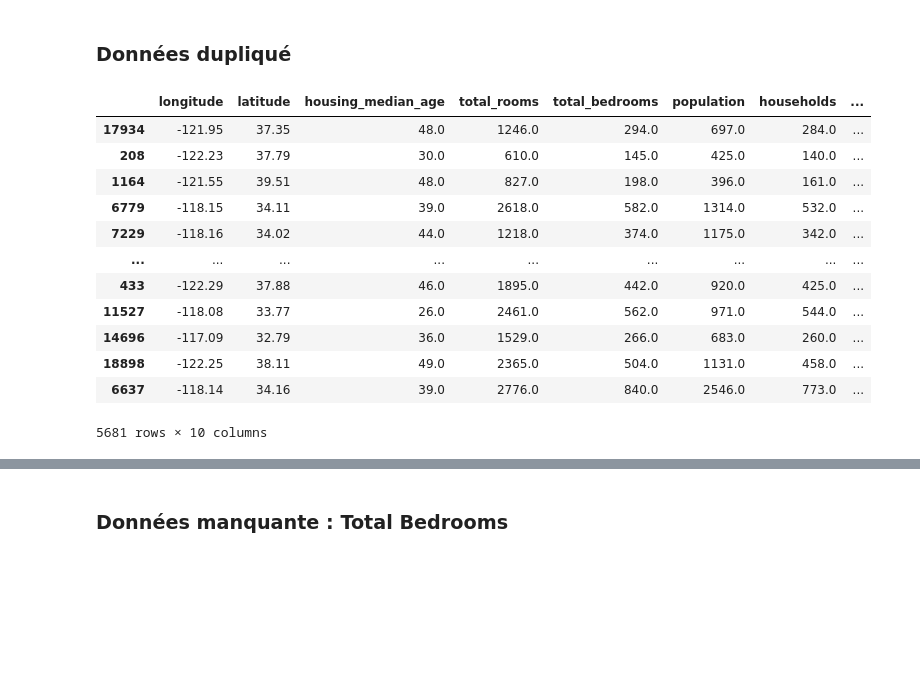
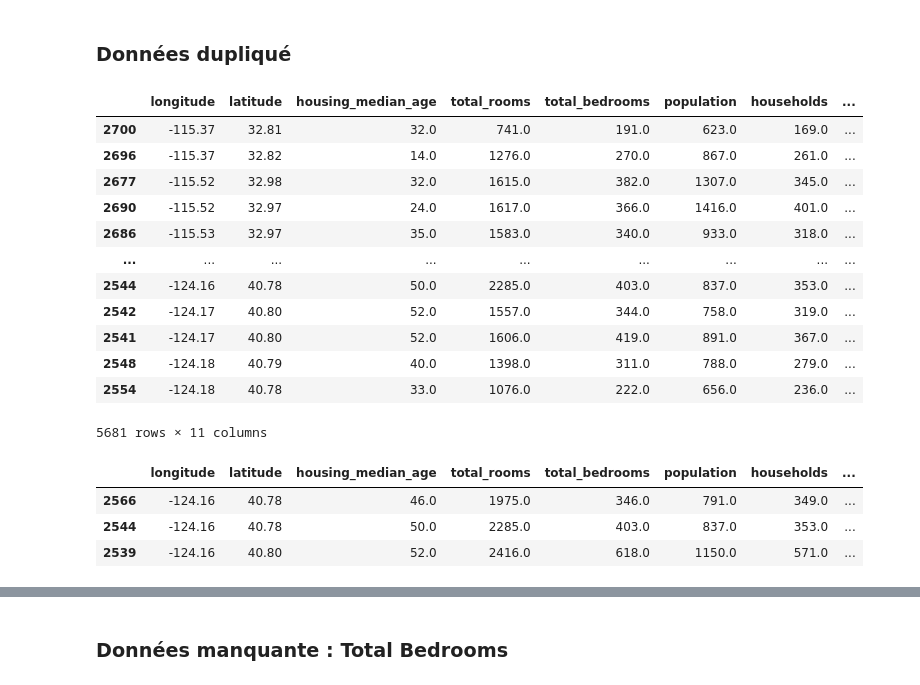
Before and after one commit to AliciaKairouani/Projet_immo, a Jupyter notebook: EDA.ipynb, the cells around one changed output, grey strips where cells are left out. Drawn from its saved outputs; the diff is of its cells as text; code cells hidden in the pictures; blank space fills up the shorter version.

```diff
--- a/EDA.ipynb
+++ b/EDA.ipynb
@@ -99,18 +99,27 @@ immo_df
 # %% [markdown]
 ### Données dupliqué
 # %%
-immo_df[immo_df.duplicated(subset=['longitude','latitude'])]
+duplicate = immo_df[immo_df.duplicated(subset=['longitude','latitude'])]
+duplicate.sort_values(by= ['longitude'], ascending= False)
 # %% [output]
 |  | longitude | latitude | housing_median_age | total_rooms | total_bedrooms | population | households | ... |
-| 17934 | -121.95 | 37.35 | 48.0 | 1246.0 | 294.0 | 697.0 | 284.0 | ... |
-| 208 | -122.23 | 37.79 | 30.0 | 610.0 | 145.0 | 425.0 | 140.0 | ... |
-| 1164 | -121.55 | 39.51 | 48.0 | 827.0 | 198.0 | 396.0 | 161.0 | ... |
-| 6779 | -118.15 | 34.11 | 39.0 | 2618.0 | 582.0 | 1314.0 | 532.0 | ... |
-| 7229 | -118.16 | 34.02 | 44.0 | 1218.0 | 374.0 | 1175.0 | 342.0 | ... |
+| 2700 | -115.37 | 32.81 | 32.0 | 741.0 | 191.0 | 623.0 | 169.0 | ... |
+| 2696 | -115.37 | 32.82 | 14.0 | 1276.0 | 270.0 | 867.0 | 261.0 | ... |
+| 2677 | -115.52 | 32.98 | 32.0 | 1615.0 | 382.0 | 1307.0 | 345.0 | ... |
+| 2690 | -115.52 | 32.97 | 24.0 | 1617.0 | 366.0 | 1416.0 | 401.0 | ... |
+| 2686 | -115.53 | 32.97 | 35.0 | 1583.0 | 340.0 | 933.0 | 318.0 | ... |
 | ... | ... | ... | ... | ... | ... | ... | ... | ... |
-| 433 | -122.29 | 37.88 | 46.0 | 1895.0 | 442.0 | 920.0 | 425.0 | ... |
-| 11527 | -118.08 | 33.77 | 26.0 | 2461.0 | 562.0 | 971.0 | 544.0 | ... |
-| 14696 | -117.09 | 32.79 | 36.0 | 1529.0 | 266.0 | 683.0 | 260.0 | ... |
-| 18898 | -122.25 | 38.11 | 49.0 | 2365.0 | 504.0 | 1131.0 | 458.0 | ... |
-| 6637 | -118.14 | 34.16 | 39.0 | 2776.0 | 840.0 | 2546.0 | 773.0 | ... |
+| 2544 | -124.16 | 40.78 | 50.0 | 2285.0 | 403.0 | 837.0 | 353.0 | ... |
+| 2542 | -124.17 | 40.80 | 52.0 | 1557.0 | 344.0 | 758.0 | 319.0 | ... |
+| 2541 | -124.17 | 40.80 | 52.0 | 1606.0 | 419.0 | 891.0 | 367.0 | ... |
+| 2548 | -124.18 | 40.79 | 40.0 | 1398.0 | 311.0 | 788.0 | 279.0 | ... |
+| 2554 | -124.18 | 40.78 | 33.0 | 1076.0 | 222.0 | 656.0 | 236.0 | ... |
-5681 rows × 10 columns
+5681 rows × 11 columns
+# %%
+visu_test= duplicate.loc[duplicate.longitude == -124.16]
+visu_test
+# %% [output]
+|  | longitude | latitude | housing_median_age | total_rooms | total_bedrooms | population | households | ... |
+| 2566 | -124.16 | 40.78 | 46.0 | 1975.0 | 346.0 | 791.0 | 349.0 | ... |
+| 2544 | -124.16 | 40.78 | 50.0 | 2285.0 | 403.0 | 837.0 | 353.0 | ... |
+| 2539 | -124.16 | 40.80 | 52.0 | 2416.0 | 618.0 | 1150.0 | 571.0 | ... |
```
Also changed, not shown: parts of 27 cells of this notebook.
